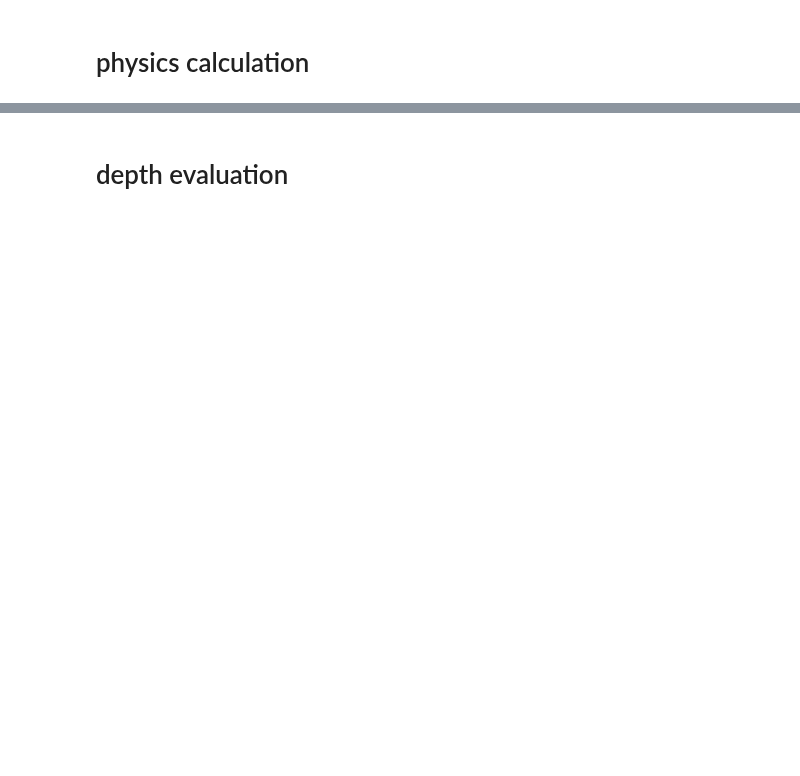
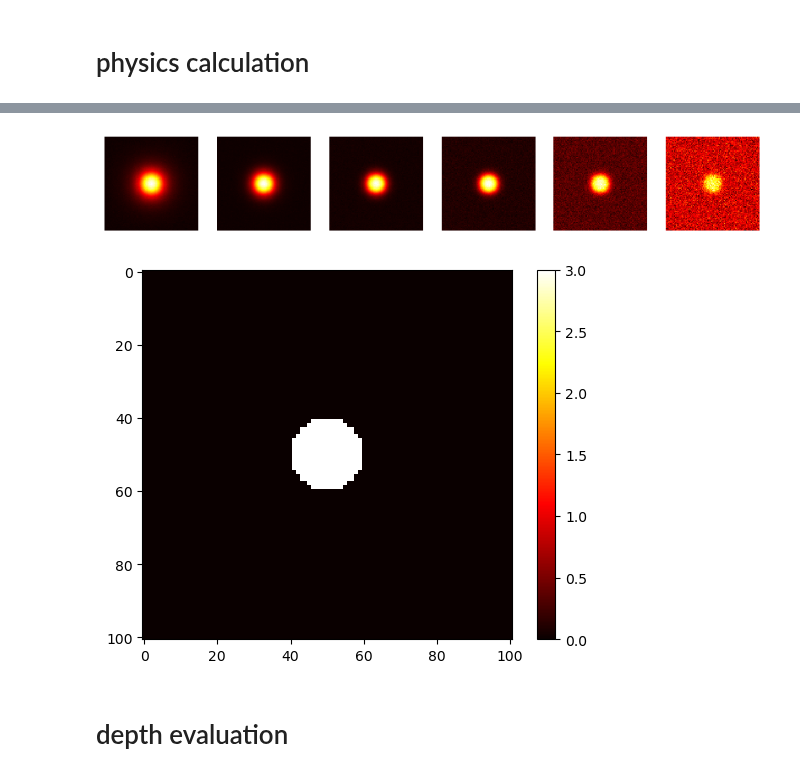
Before and after one commit to VictorH2208/gtx, a Jupyter notebook: numerical/analytical_1.ipynb, the cells around one changed output, grey strips where cells are left out. Saved outputs shown, nothing was run; the diff lists cells and outputs as text; code cells hidden in the pictures; blank space fills up the shorter version.

```diff
--- a/numerical/analytical_1.ipynb
+++ b/numerical/analytical_1.ipynb
@@ -17,8 +17,8 @@ fx = np.array(fx)
 
 dt_data_path = 'data/20241118_data_splited.mat'
 phantom_data_path = 'data/phantom_data.mat'
-cylinder_data_path_r1 = 'data/cylinder/h1_r5_d0.mat'
-cylinder_data_path_r2 = 'data/cylinder/h1_r4_d2.mat'
+cylinder_data_path_r2 = 'data/cylinder/h1_r5_d3.mat'
+bottom_data_path = 'data/cylinder/submarine_bottom/h3_r15_d3.mat'
 # %%
 def read_mat_data(path):
     mat_data = mat73.loadmat(path)
@@ -383,3 +549,10 @@ def inverse_fluorescence_depth(F, fx, mua_x, mus_x, mua_m, mus_m, nrel, numerica
+# %%
+draw_img(test_data, type='fluorescence', data_type='cylinder')
+
+draw_img(test_data, type='depth', data_type='cylinder')
+# %% [output]
+[figure, added]
+[figure, added]
 # %% [markdown]
 # depth evaluation
 # %%
```
Also changed, not shown: parts of 16 cells of this notebook, 1 other file.
